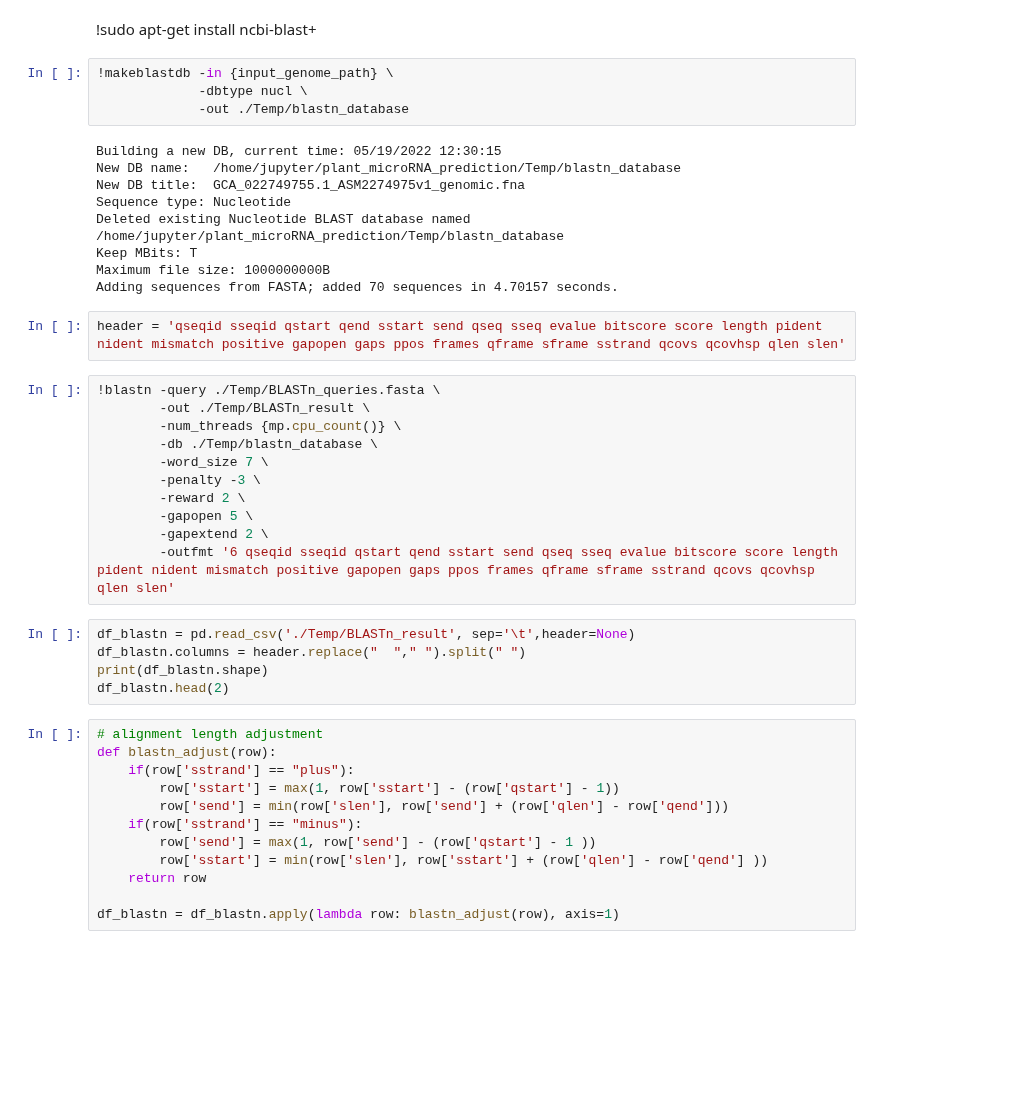
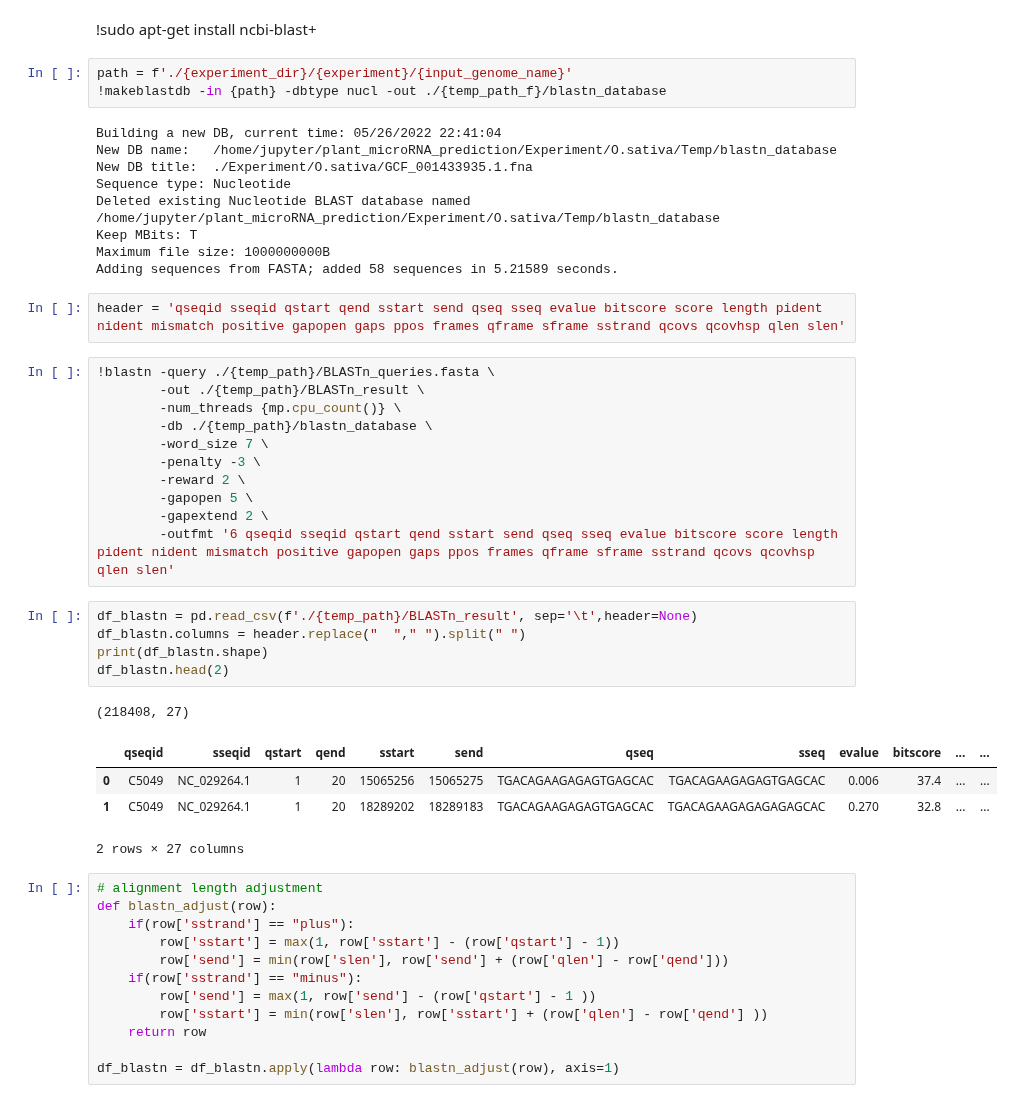
Before and after one commit to Ilia-Abolhasani/amir-p3, a Jupyter notebook: Code.ipynb, the cells around one changed output. Saved outputs shown, nothing was run; the diff lists cells and outputs as text; blank space fills up the shorter version.

```diff
--- a/Code.ipynb
+++ b/Code.ipynb
@@ -369,25 +369,24 @@ with open('./Temp/BLASTn_queries.fasta','w') as file:
 # %% [markdown]
 !sudo apt-get install ncbi-blast+
 # %%
-!makeblastdb -in {input_genome_path} \
-             -dbtype nucl \
-             -out ./Temp/blastn_database
+path = f'./{experiment_dir}/{experiment}/{input_genome_name}'
+!makeblastdb -in {path} -dbtype nucl -out ./{temp_path_f}/blastn_database
 # %% [output]
-Building a new DB, current time: 05/19/2022 12:30:15
-New DB name:   /home/jupyter/plant_microRNA_prediction/Temp/blastn_database
-New DB title:  GCA_022749755.1_ASM2274975v1_genomic.fna
+Building a new DB, current time: 05/26/2022 22:41:04
+New DB name:   /home/jupyter/plant_microRNA_prediction/Experiment/O.sativa/Temp/blastn_database
+New DB title:  ./Experiment/O.sativa/GCF_001433935.1.fna
 Sequence type: Nucleotide
-Deleted existing Nucleotide BLAST database named /home/jupyter/plant_microRNA_prediction/Temp/blastn_database
+Deleted existing Nucleotide BLAST database named /home/jupyter/plant_microRNA_prediction/Experiment/O.sativa/Temp/blastn_database
 Keep MBits: T
 Maximum file size: 1000000000B
-Adding sequences from FASTA; added 70 sequences in 4.70157 seconds.
+Adding sequences from FASTA; added 58 sequences in 5.21589 seconds.
 # %%
 header = 'qseqid sseqid qstart qend sstart send qseq sseq evalue bitscore score length pident nident mismatch positive gapopen gaps ppos frames qframe sframe sstrand qcovs qcovhsp qlen slen'
 # %%
-!blastn -query ./Temp/BLASTn_queries.fasta \
-        -out ./Temp/BLASTn_result \
+!blastn -query ./{temp_path}/BLASTn_queries.fasta \
+        -out ./{temp_path}/BLASTn_result \
         -num_threads {mp.cpu_count()} \
-        -db ./Temp/blastn_database \
+        -db ./{temp_path}/blastn_database \
         -word_size 7 \
         -penalty -3 \
         -reward 2 \
@@ -395,10 +394,16 @@ header = 'qseqid sseqid qstart qend sstart send qseq sseq evalue bitscore score
         -gapextend 2 \
         -outfmt '6 qseqid sseqid qstart qend sstart send qseq sseq evalue bitscore score length pident nident mismatch positive gapopen gaps ppos frames qframe sframe sstrand qcovs qcovhsp qlen slen'
 # %%
-df_blastn = pd.read_csv('./Temp/BLASTn_result', sep='\t',header=None)
+df_blastn = pd.read_csv(f'./{temp_path}/BLASTn_result', sep='\t',header=None)
 df_blastn.columns = header.replace("  "," ").split(" ")
 print(df_blastn.shape)
 df_blastn.head(2)
+# %% [output]
+(218408, 27)
+|  | qseqid | sseqid | qstart | qend | sstart | send | qseq | sseq | evalue | bitscore | ... | ... |
+| 0 | C5049 | NC_029264.1 | 1 | 20 | 15065256 | 15065275 | TGACAGAAGAGAGTGAGCAC | TGACAGAAGAGAGTGAGCAC | 0.006 | 37.4 | ... | ... |
+| 1 | C5049 | NC_029264.1 | 1 | 20 | 18289202 | 18289183 | TGACAGAAGAGAGTGAGCAC | TGACAGAAGAGAGAGAGCAC | 0.270 | 32.8 | ... | ... |
+2 rows × 27 columns
 # %%
 # alignment length adjustment
 def blastn_adjust(row):
```
Also changed, not shown: parts of 42 cells of this notebook, 2 other files.
